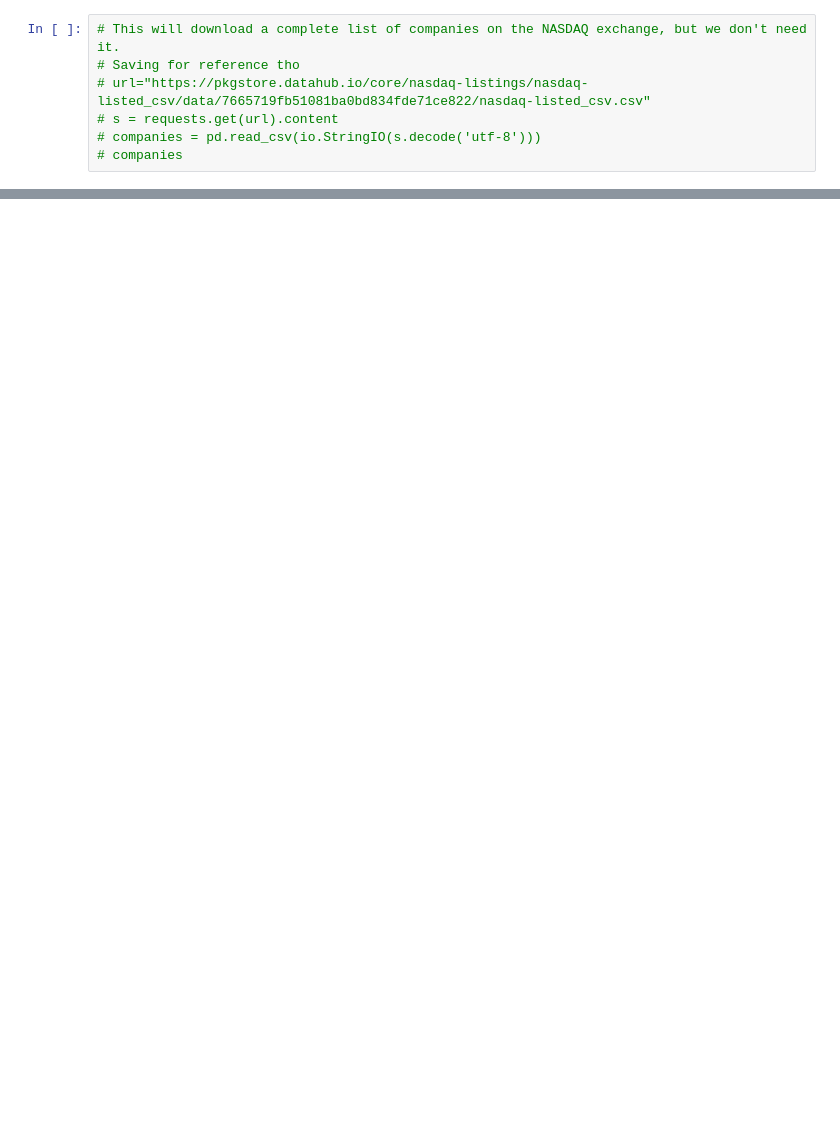
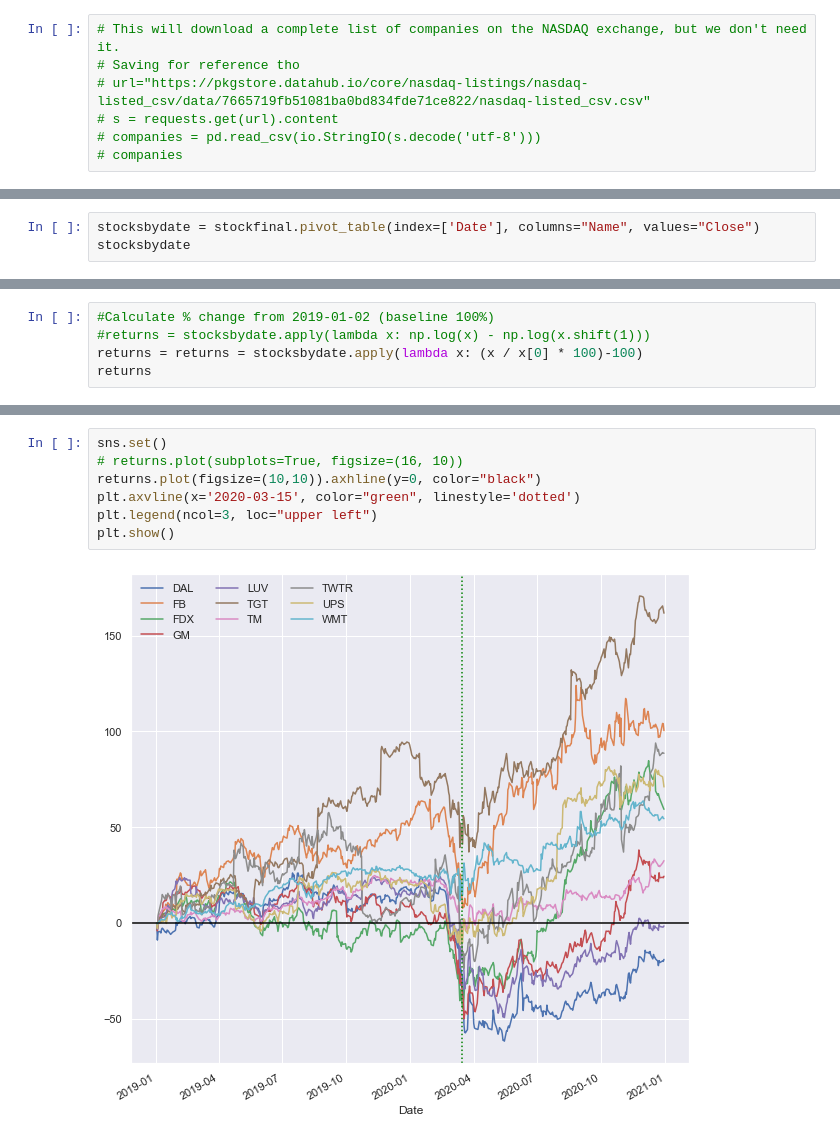
Before and after one commit to nt1983/team5-exercise, a Jupyter notebook: stockgrabber.ipynb, the cells around one changed output, grey strips where cells are left out. Drawn from its saved outputs; the diff is of its cells as text; blank space fills up the shorter version.

```diff
--- a/stockgrabber.ipynb
+++ b/stockgrabber.ipynb
@@ -127,0 +84,3 @@ plt.show()
+# %%
+stocksbydate = stockfinal.pivot_table(index=['Date'], columns="Name", values="Close")
+stocksbydate
@@ -127,0 +102,5 @@ plt.show()
+# %%
+#Calculate % change from 2019-01-02 (baseline 100%)
+#returns = stocksbydate.apply(lambda x: np.log(x) - np.log(x.shift(1)))
+returns = returns = stocksbydate.apply(lambda x: (x / x[0] * 100)-100)
+returns
@@ -127,0 +122,9 @@ plt.show()
+# %%
+sns.set()
+# returns.plot(subplots=True, figsize=(16, 10))
+returns.plot(figsize=(10,10)).axhline(y=0, color="black")
+plt.axvline(x='2020-03-15', color="green", linestyle='dotted')
+plt.legend(ncol=3, loc="upper left")
+plt.show()
+# %% [output]
+[figure, added]
```
Also changed, not shown: parts of 14 cells of this notebook, 1 other file.
